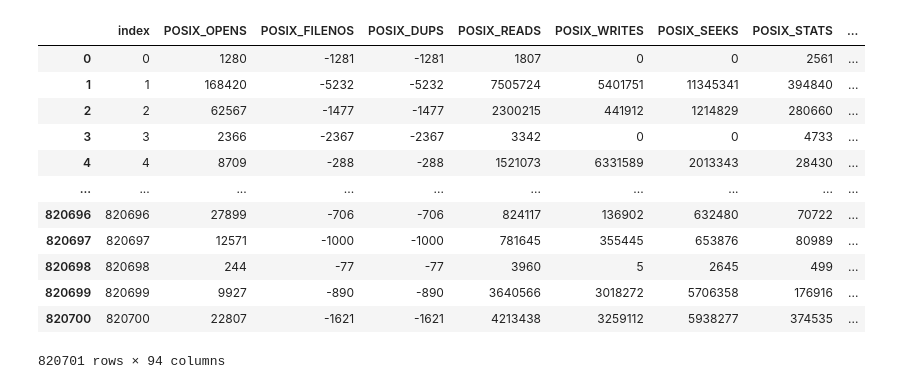
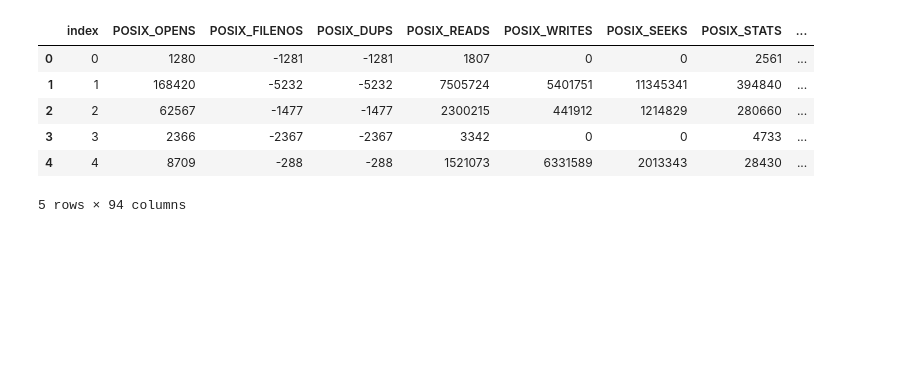
Before and after one commit to arcturus5340/IOTransferLearning, a Jupyter notebook: preprocessing/Blue_Waters_compute_MAE.ipynb, the cells around one changed output. Cells and saved outputs as stored; diff of their text form; code cells hidden in the pictures; blank space fills up the shorter version.

```diff
--- a/preprocessing/Blue_Waters_compute_MAE.ipynb
+++ b/preprocessing/Blue_Waters_compute_MAE.ipynb
@@ -38,21 +31,15 @@ count
 indices = df_no_time.groupby(by=list(df_no_time.columns.difference(columns_dissimilar))).indices
 # %%
 df_no_time_cpy = df_no_time.copy().reset_index()
-df_no_time_cpy
+df_no_time_cpy.head()
 # %% [output]
 |  | index | POSIX_OPENS | POSIX_FILENOS | POSIX_DUPS | POSIX_READS | POSIX_WRITES | POSIX_SEEKS | POSIX_STATS | ... |
 | 0 | 0 | 1280 | -1281 | -1281 | 1807 | 0 | 0 | 2561 | ... |
 | 1 | 1 | 168420 | -5232 | -5232 | 7505724 | 5401751 | 11345341 | 394840 | ... |
 | 2 | 2 | 62567 | -1477 | -1477 | 2300215 | 441912 | 1214829 | 280660 | ... |
 | 3 | 3 | 2366 | -2367 | -2367 | 3342 | 0 | 0 | 4733 | ... |
 | 4 | 4 | 8709 | -288 | -288 | 1521073 | 6331589 | 2013343 | 28430 | ... |
-| ... | ... | ... | ... | ... | ... | ... | ... | ... | ... |
-| 820696 | 820696 | 27899 | -706 | -706 | 824117 | 136902 | 632480 | 70722 | ... |
-| 820697 | 820697 | 12571 | -1000 | -1000 | 781645 | 355445 | 653876 | 80989 | ... |
-| 820698 | 820698 | 244 | -77 | -77 | 3960 | 5 | 2645 | 499 | ... |
-| 820699 | 820699 | 9927 | -890 | -890 | 3640566 | 3018272 | 5706358 | 176916 | ... |
-| 820700 | 820700 | 22807 | -1621 | -1621 | 4213438 | 3259112 | 5938277 | 374535 | ... |
-820701 rows × 94 columns
+5 rows × 94 columns
 # %%
 for a in indices:
     idx = indices[a]
```
Also changed, not shown: parts of 2 cells of this notebook, 7 other files.
